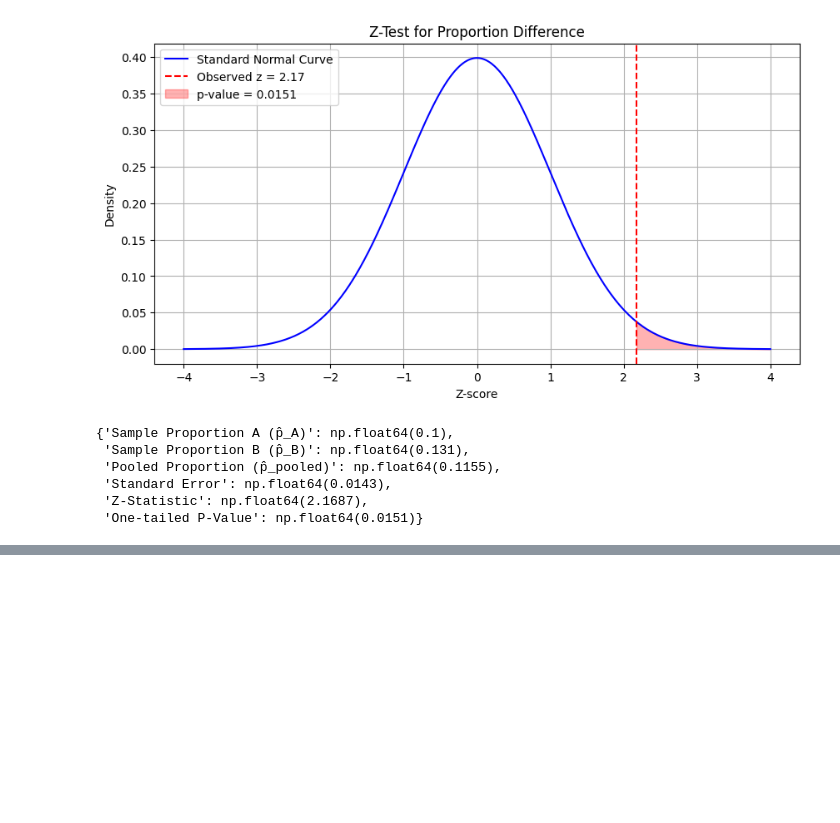
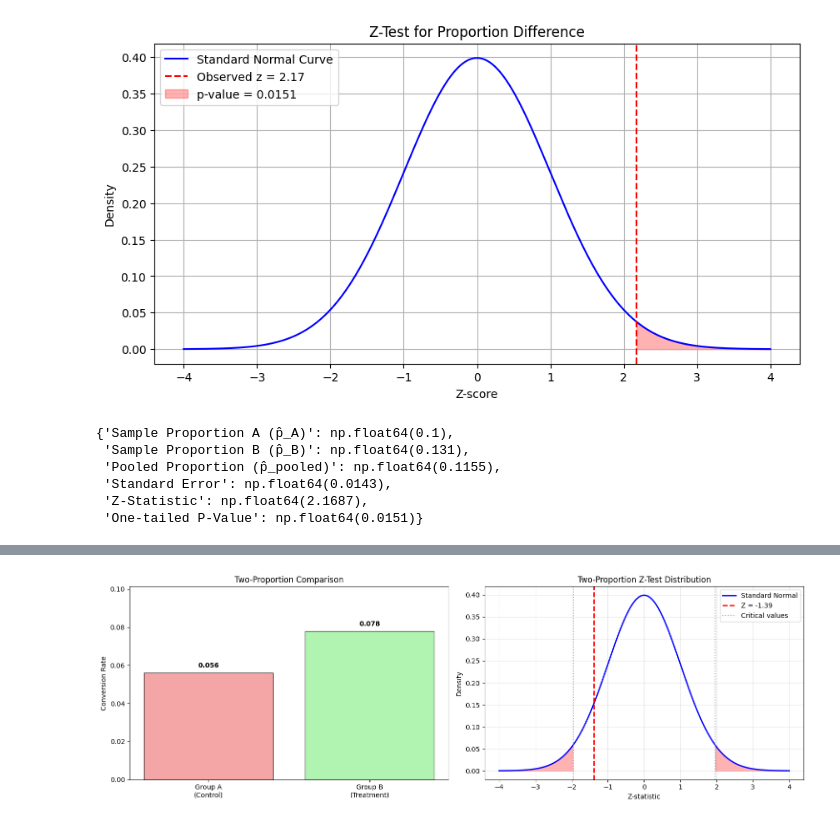
Before and after one commit to KaranvirSIdana/HypothesisTesting, a Jupyter notebook: wohoo.ipynb, the cells around one changed output, grey strips where cells are left out. Cells and saved outputs as stored; diff of their text form; code cells hidden in the pictures; blank space fills up the shorter version.

```diff
--- a/wohoo.ipynb
+++ b/wohoo.ipynb
@@ -124,0 +244,76 @@ summary
+# %%
+# =============================================================================
+# 2. TWO-PROPORTION Z-TEST
+# =============================================================================
+
+print("\n" + "="*60)
+print("2️⃣  TWO-PROPORTION Z-TEST")
+print("="*60)
+
+print("""
+🎯 USE CASE: Compare proportions from two independent groups
+📊 EXAMPLE: A/B test - does the new webpage design have a higher conversion rate?
+
+🧮 FORMULA: Z = (p̂₁ - p̂₂) / √[p̂(1 - p̂)(1/n₁ + 1/n₂)]
+💡 INTUITION: Are the two proportions different beyond what random variation would explain?
+""")
+
+# Example: A/B test for two webpage designs
+n1, n2 = 500, 500  # Sample sizes
+p1_true, p2_true = 0.05, 0.08  # True conversion rates
+
+# Simulate data
+conversions1 = np.random.binomial(n1, p1_true)
+conversions2 = np.random.binomial(n2, p2_true)
+p1_hat = conversions1 / n1
+p2_hat = conversions2 / n2
+
+# Pooled proportion
+p_pooled = (conversions1 + conversions2) / (n1 + n2)
+
+# Calculate Z-test
+z_stat_2prop = (p1_hat - p2_hat) / np.sqrt(p_pooled * (1 - p_pooled) * (1/n1 + 1/n2))
+p_value_2prop = 2 * (1 - stats.norm.cdf(abs(z_stat_2prop)))
+
+print(f"📊 A/B TEST RESULTS:")
+print(f"   Group A: {conversions1}/{n1} = {p1_hat:.4f}")
+print(f"   Group B: {conversions2}/{n2} = {p2_hat:.4f}")
+print(f"   Pooled proportion: {p_pooled:.4f}")
+print(f"   Z-statistic: {z_stat_2prop:.4f}")
+print(f"   P-value: {p_value_2prop:.4f}")
+print(f"   Conclusion: {'Group B significantly better' if z_stat_2prop < -1.96 else 'No significant difference'}")
+
+# Visualization
+fig, (ax1, ax2) = plt.subplots(1, 2, figsize=(15, 5))
+
+# Plot 1: Comparison of proportions
+groups = ['Group A\n(Control)', 'Group B\n(Treatment)']
+props = [p1_hat, p2_hat]
+colors = ['lightcoral', 'lightgreen']
+bars = ax1.bar(groups, props, color=colors, alpha=0.7, edgecolor='black')
+ax1.set_title('Two-Proportion Comparison')
+ax1.set_ylabel('Conversion Rate')
+ax1.set_ylim(0, max(props) * 1.3)
+for i, bar in enumerate(bars):
+    height = bar.get_height()
+    ax1.text(bar.get_x() + bar.get_width()/2., height + 0.002,
+             f'{props[i]:.3f}', ha='center', va='bottom', fontweight='bold')
+
+# Plot 2: Z-test distribution
+x = np.linspace(-4, 4, 1000)
+y = stats.norm.pdf(x, 0, 1)
+ax2.plot(x, y, 'b-', linewidth=2, label='Standard Normal')
+ax2.axvline(z_stat_2prop, color='red', linestyle='--', linewidth=2, label=f'Z = {z_stat_2prop:.2f}')
+ax2.axvline(-1.96, color='gray', linestyle=':', alpha=0.7, label='Critical values')
+ax2.axvline(1.96, color='gray', linestyle=':', alpha=0.7)
+ax2.fill_between(x[x <= -1.96], y[x <= -1.96], alpha=0.3, color='red')
+ax2.fill_between(x[x >= 1.96], y[x >= 1.96], alpha=0.3, color='red')
+ax2.set_title('Two-Proportion Z-Test Distribution')
+ax2.set_xlabel('Z-statistic')
+ax2.set_ylabel('Density')
+ax2.legend()
+ax2.grid(True, alpha=0.3)
+
+plt.tight_layout()
+plt.show()
+# %% [output]
@@ -124,0 +337 @@ summary
+[figure, added]
```
Also changed, not shown: parts of 6 cells of this notebook.
